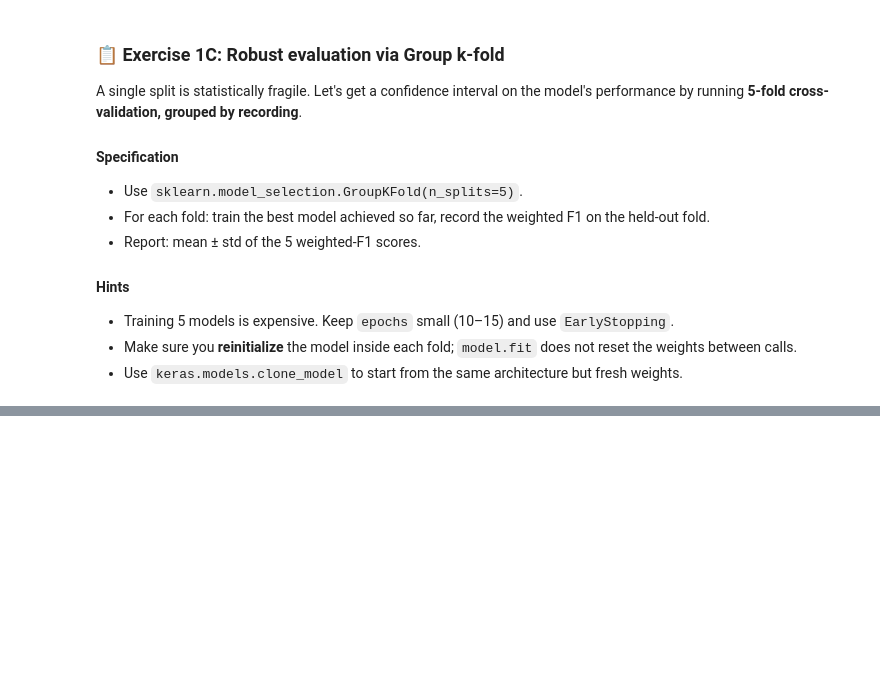
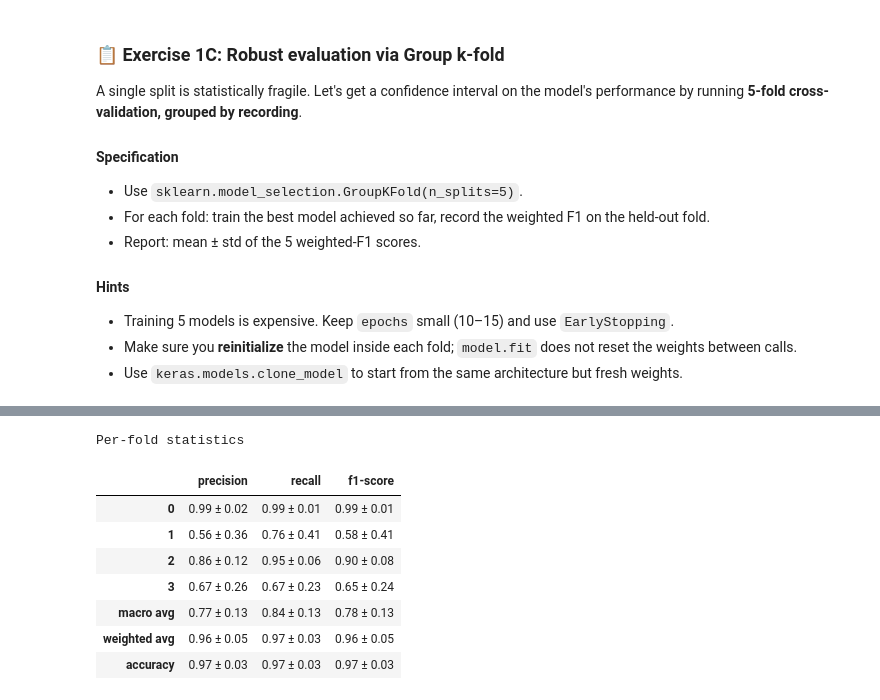
Before and after one commit to tomas-teijeiro/programming-4ai-2026, a Jupyter notebook: 05_building_model_from_scratch_II_Solutions.ipynb, the cells around one changed output, grey strips where cells are left out. Saved outputs shown, nothing was run; the diff lists cells and outputs as text; code cells hidden in the pictures; blank space fills up the shorter version.

```diff
--- a/05_building_model_from_scratch_II_Solutions.ipynb
+++ b/05_building_model_from_scratch_II_Solutions.ipynb
@@ -755 +780,46 @@ display(pd.DataFrame(classification_report(y_multi, y_pred_global, output_dict=T
 | weighted avg | 0.97 | 0.97 | 0.97 | 90199.00 |
+# %%
+#Helper function to calculate statistics from per-fold results:
+def aggregate_classification_reports(reports):
+    """
+    Parameters
+    ----------
+    reports : list of dict
+        List of classification_report dictionaries (output_dict=True).
+
+    Returns
+    -------
+    dict with 'mean ± std' strings for each metric.
+    """
+    metrics = {}
+    keys_to_exclude = {'accuracy', 'macro avg', 'weighted avg', 'samples avg'}
+
+    # Collect class names (excluding aggregate rows)
+    class_names = [k for k in reports[0].keys() if k not in keys_to_exclude]
+
+    for class_name in class_names + ['macro avg', 'weighted avg']:
+        metrics[class_name] = {}
+        for metric in ['precision', 'recall', 'f1-score']:
+            vals = [r[class_name][metric] for r in reports]
+            mean = np.nanmean(vals)
+            std = np.nanstd(vals, ddof=1)
+            metrics[class_name][metric] = f"{mean:.2f} ± {std:.2f}"
+
+    # Accuracy
+    acc_vals = [r['accuracy'] for r in reports]
+    metrics['accuracy'] = f"{np.nanmean(acc_vals):.2f} ± {np.nanstd(acc_vals, ddof=1):.2f}"
+
+    return metrics
+
+print('Per-fold statistics')
+display(pd.DataFrame(aggregate_classification_reports(reports)).transpose())
+# %% [output]
+Per-fold statistics
+|  | precision | recall | f1-score |
+| 0 | 0.99 ± 0.02 | 0.99 ± 0.01 | 0.99 ± 0.01 |
+| 1 | 0.56 ± 0.36 | 0.76 ± 0.41 | 0.58 ± 0.41 |
+| 2 | 0.86 ± 0.12 | 0.95 ± 0.06 | 0.90 ± 0.08 |
+| 3 | 0.67 ± 0.26 | 0.67 ± 0.23 | 0.65 ± 0.24 |
+| macro avg | 0.77 ± 0.13 | 0.84 ± 0.13 | 0.78 ± 0.13 |
+| weighted avg | 0.96 ± 0.05 | 0.97 ± 0.03 | 0.96 ± 0.05 |
+| accuracy | 0.97 ± 0.03 | 0.97 ± 0.03 | 0.97 ± 0.03 |
```
Also changed, not shown: parts of 12 cells of this notebook.
